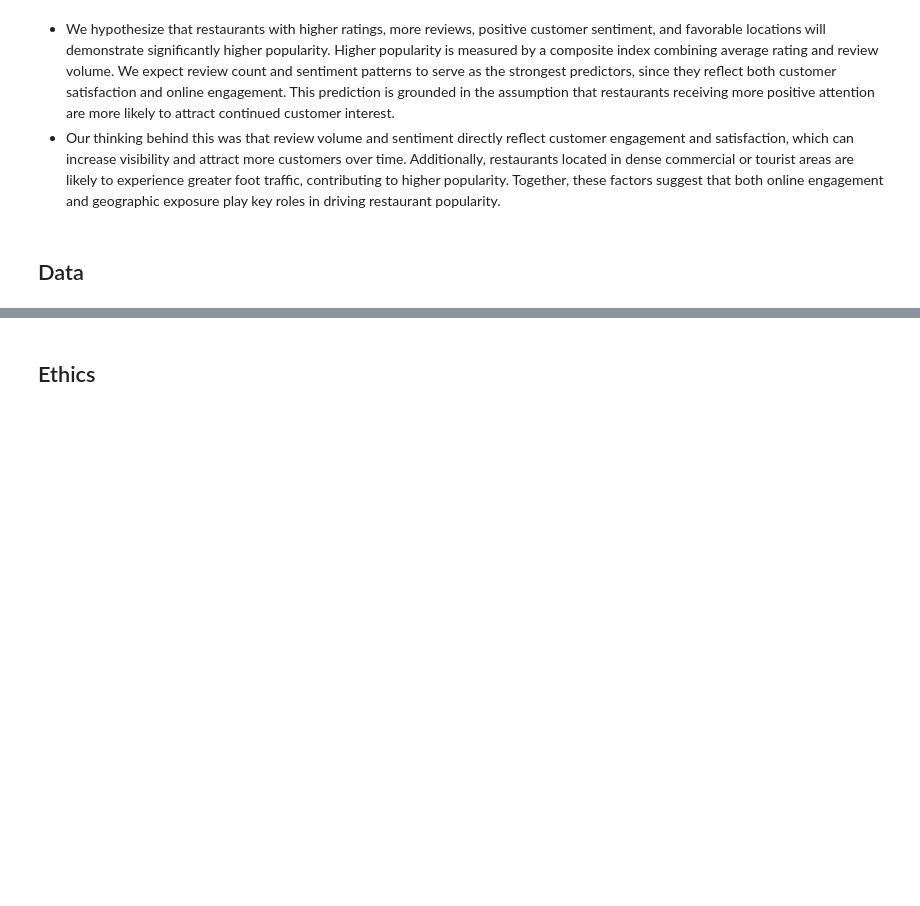
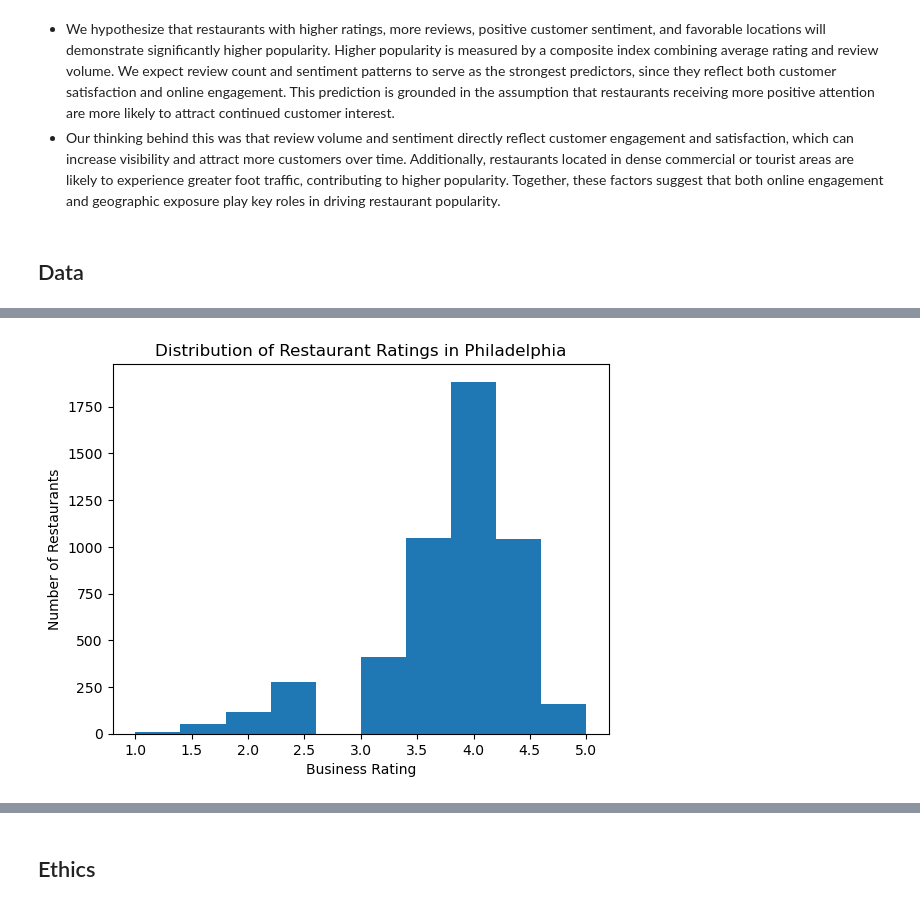
Before and after one commit to lznas/yelp-popularity-predicton, a Jupyter notebook: 02-EDACheckpoint.ipynb, the cells around one changed output, grey strips where cells are left out. Drawn from its saved outputs; the diff is of its cells as text; code cells hidden in the pictures; blank space fills up the shorter version.

```diff
--- a/02-EDACheckpoint.ipynb
+++ b/02-EDACheckpoint.ipynb
@@ -148,0 +813,9 @@ Some more words and stuff.  Remember notebooks work best if you interleave the c
+# %%
+import pandas as pd
+import matplotlib.pyplot as plt
+
+# Load processed dataset
+df = pd.read_csv("data/02-processed/final_dataset.csv")
+
+# Preview
+df.head()
@@ -148,0 +830,11 @@ Some more words and stuff.  Remember notebooks work best if you interleave the c
+# %%
+# Distribution of restaurant ratings
+plt.hist(df["business_stars"], bins=10)
+
+plt.xlabel("Business Rating")
+plt.ylabel("Number of Restaurants")
+plt.title("Distribution of Restaurant Ratings in Philadelphia")
+
+plt.show()
+# %% [output]
+[figure, added]
```
Also changed, not shown: parts of 79 cells of this notebook.
